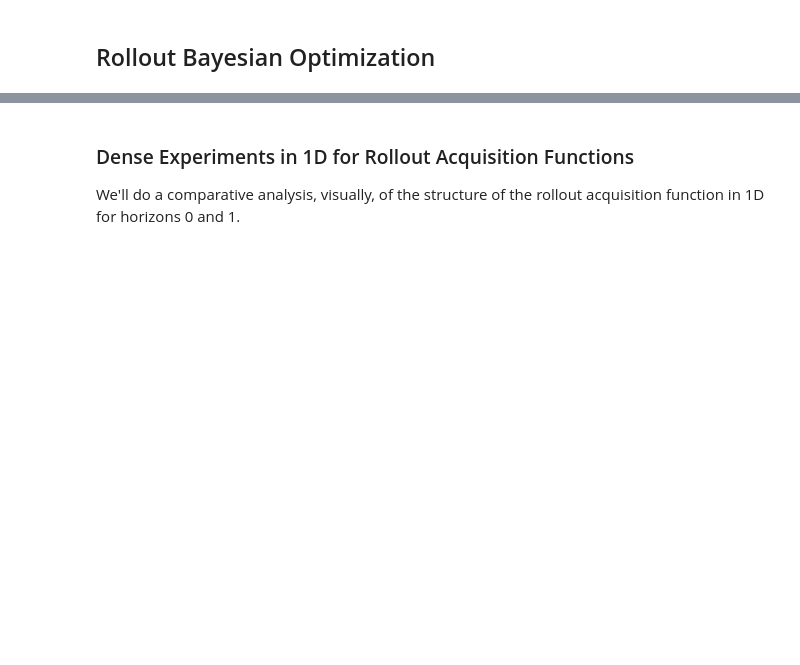
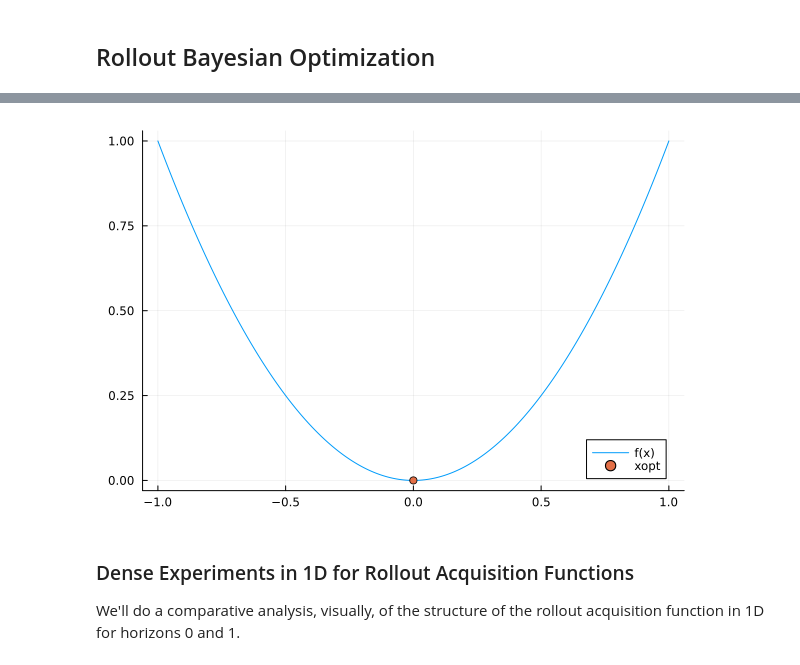
Before and after one commit to DarianNwankwo/rollout_bayesian_optimization, a Jupyter notebook: notebooks/rollout_bo.ipynb, the cells around one changed output, grey strips where cells are left out. Cells and saved outputs as stored; diff of their text form; code cells hidden in the pictures; blank space fills up the shorter version.

```diff
--- a/notebooks/rollout_bo.ipynb
+++ b/notebooks/rollout_bo.ipynb
@@ -12,6 +12,8 @@ ConstantTestFunction (generic function with 2 methods)
 # %%
-testfn = TestGramacyLee()
+testfn = TestQuadratic1D()
 tplot(testfn)
+# %% [output]
+[figure, added]
 # %% [markdown]
 ### Dense Experiments in 1D for Rollout Acquisition Functions
 We'll do a comparative analysis, visually, of the structure of the rollout acquisition function in 1D for horizons 0 and 1.
```
Also changed, not shown: parts of 8 cells of this notebook.
